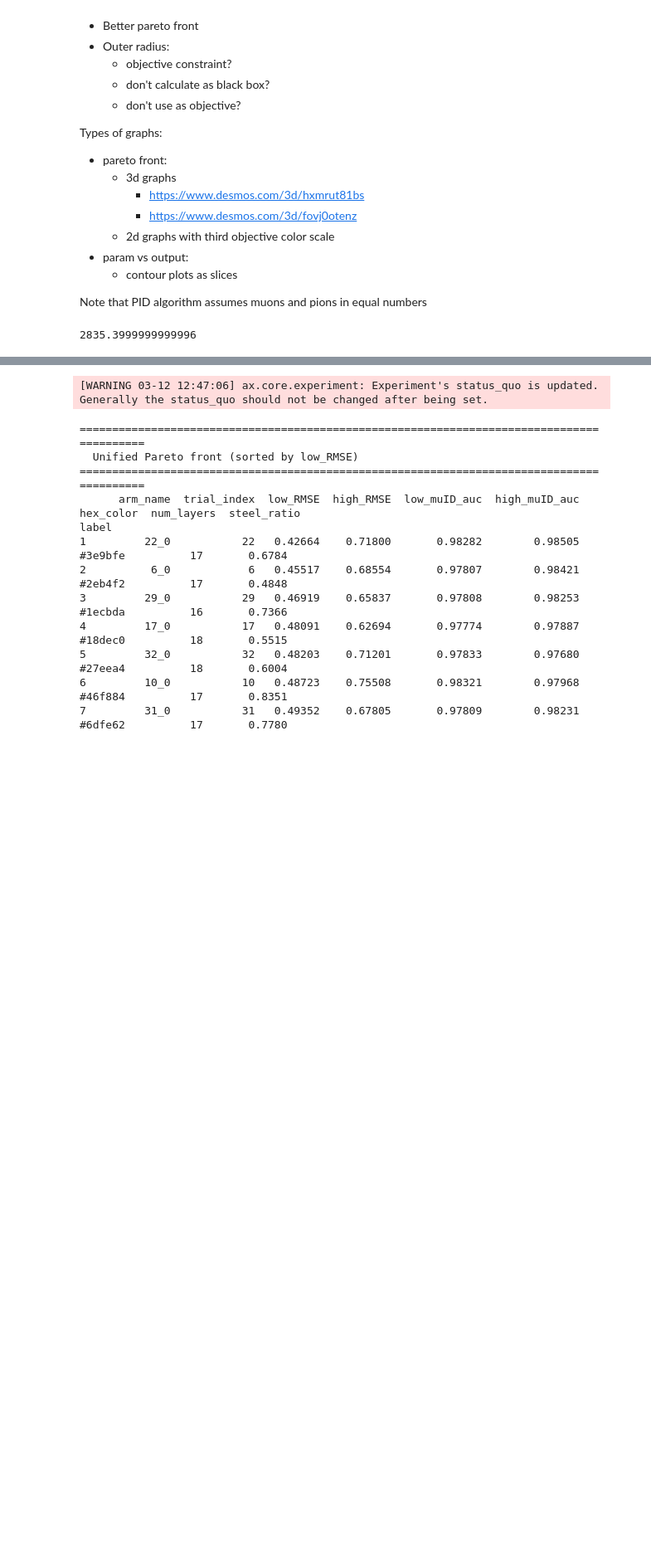
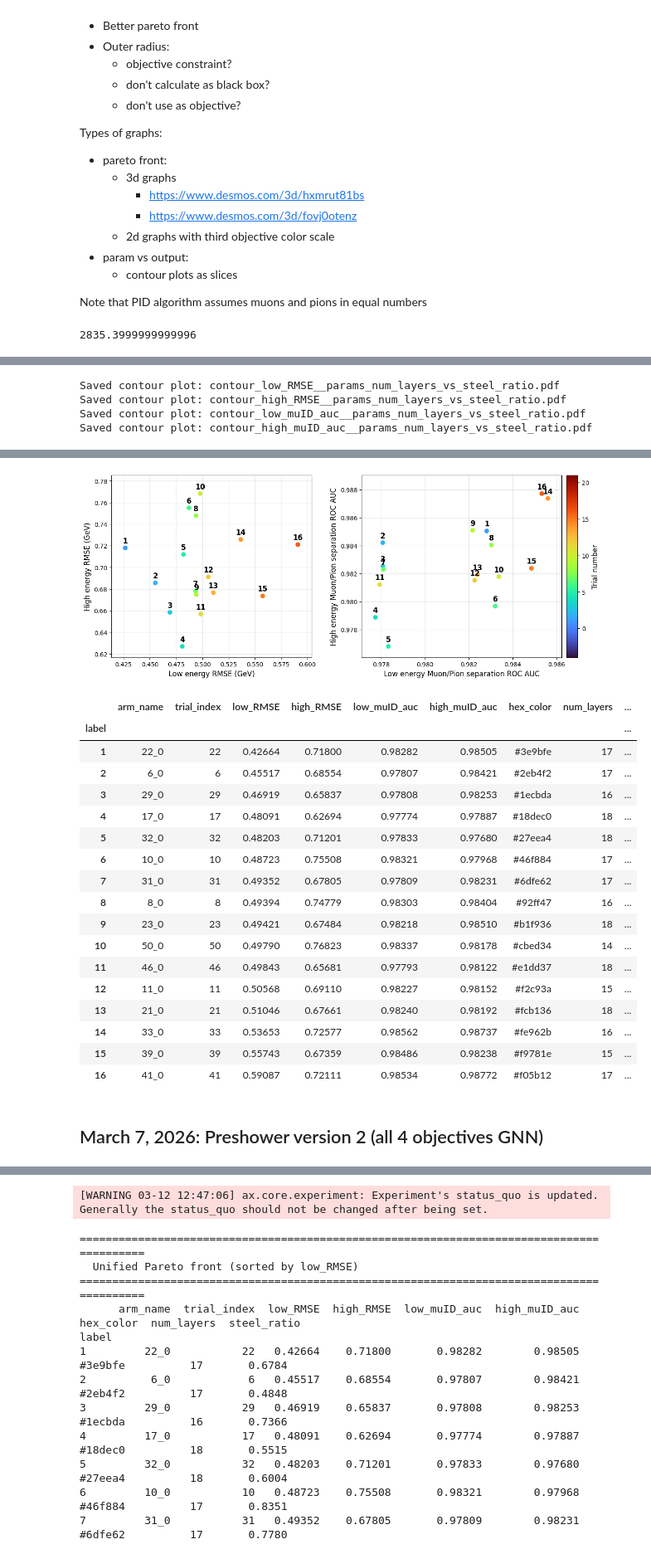
Before and after one commit to aid2e/dRICH-MOBO, a Jupyter notebook: MOBO-tools/mobo_analysis.ipynb, the cells around one changed output, grey strips where cells are left out. Shown at 83% size. Cells and saved outputs as stored; diff of their text form; code cells hidden in the pictures; blank space fills up the shorter version.

```diff
--- a/MOBO-tools/mobo_analysis.ipynb
+++ b/MOBO-tools/mobo_analysis.ipynb
@@ -294,0 +450,2 @@ class PlotGenerator:
+# %%
+pg_march_12_2026_basic = PlotGenerator("experiment_high_rmse_low_rmse_high_mupi_low_mupi_march_12_basic_2026","March_12_2026_basic_objectives__high_rmse_low_rmse_high_mupi_low_mupi__parameters__num_layers_steel_ratio")
@@ -294,0 +454,10 @@ class PlotGenerator:
+# %%
+pg_march_12_2026_basic.plot_contours()
+# %% [output]
+Saved contour plot: contour_low_RMSE__params_num_layers_vs_steel_ratio.pdf
+Saved contour plot: contour_high_RMSE__params_num_layers_vs_steel_ratio.pdf
+Saved contour plot: contour_low_muID_auc__params_num_layers_vs_steel_ratio.pdf
+Saved contour plot: contour_high_muID_auc__params_num_layers_vs_steel_ratio.pdf
+# %%
+plot_dual_pareto(pg_march_12_2026_basic, cmap = "turbo",color_pad=5)
+# %% [output]
@@ -294,0 +481,21 @@ class PlotGenerator:
+[figure, added]
+|  | arm_name | trial_index | low_RMSE | high_RMSE | low_muID_auc | high_muID_auc | hex_color | num_layers | ... |
+| label |  |  |  |  |  |  |  |  | ... |
+| 1 | 22_0 | 22 | 0.42664 | 0.71800 | 0.98282 | 0.98505 | #3e9bfe | 17 | ... |
+| 2 | 6_0 | 6 | 0.45517 | 0.68554 | 0.97807 | 0.98421 | #2eb4f2 | 17 | ... |
+| 3 | 29_0 | 29 | 0.46919 | 0.65837 | 0.97808 | 0.98253 | #1ecbda | 16 | ... |
+| 4 | 17_0 | 17 | 0.48091 | 0.62694 | 0.97774 | 0.97887 | #18dec0 | 18 | ... |
+| 5 | 32_0 | 32 | 0.48203 | 0.71201 | 0.97833 | 0.97680 | #27eea4 | 18 | ... |
+| 6 | 10_0 | 10 | 0.48723 | 0.75508 | 0.98321 | 0.97968 | #46f884 | 17 | ... |
+| 7 | 31_0 | 31 | 0.49352 | 0.67805 | 0.97809 | 0.98231 | #6dfe62 | 17 | ... |
+| 8 | 8_0 | 8 | 0.49394 | 0.74779 | 0.98303 | 0.98404 | #92ff47 | 16 | ... |
+| 9 | 23_0 | 23 | 0.49421 | 0.67484 | 0.98218 | 0.98510 | #b1f936 | 18 | ... |
+| 10 | 50_0 | 50 | 0.49790 | 0.76823 | 0.98337 | 0.98178 | #cbed34 | 14 | ... |
+| 11 | 46_0 | 46 | 0.49843 | 0.65681 | 0.97793 | 0.98122 | #e1dd37 | 18 | ... |
+| 12 | 11_0 | 11 | 0.50568 | 0.69110 | 0.98227 | 0.98152 | #f2c93a | 15 | ... |
+| 13 | 21_0 | 21 | 0.51046 | 0.67661 | 0.98240 | 0.98192 | #fcb136 | 18 | ... |
+| 14 | 33_0 | 33 | 0.53653 | 0.72577 | 0.98562 | 0.98737 | #fe962b | 16 | ... |
+| 15 | 39_0 | 39 | 0.55743 | 0.67359 | 0.98486 | 0.98238 | #f9781e | 15 | ... |
+| 16 | 41_0 | 41 | 0.59087 | 0.72111 | 0.98534 | 0.98772 | #f05b12 | 17 | ... |
+# %% [markdown]
+## March 7, 2026: Preshower version 2 (all 4 objectives GNN)
```
Also changed, not shown: parts of 15 cells of this notebook.
